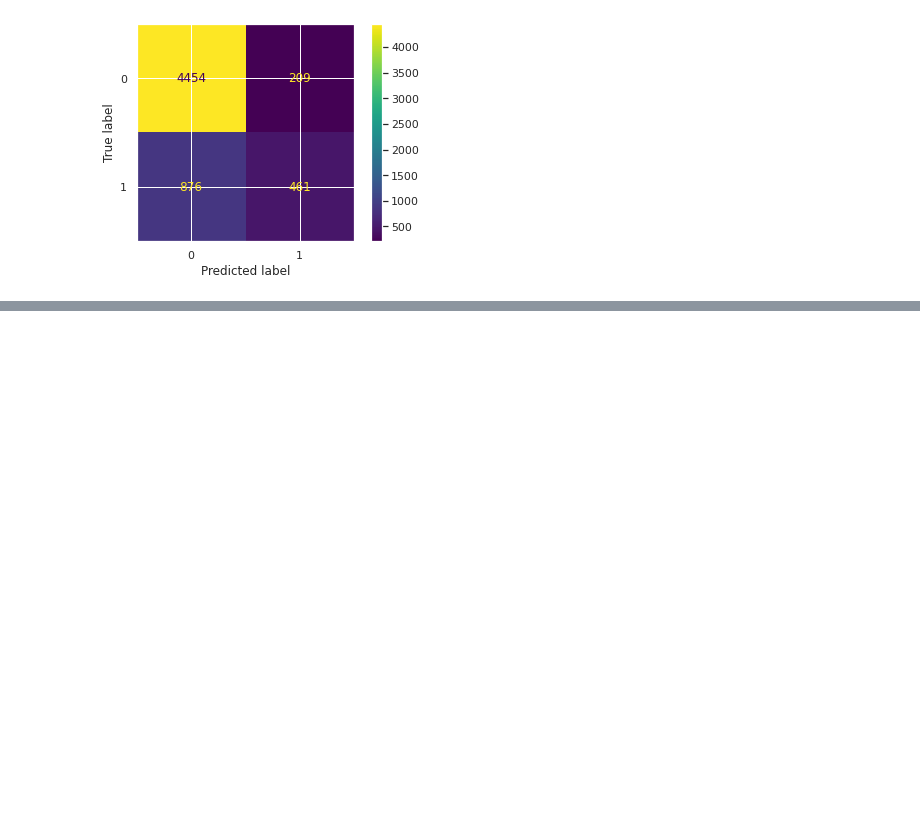
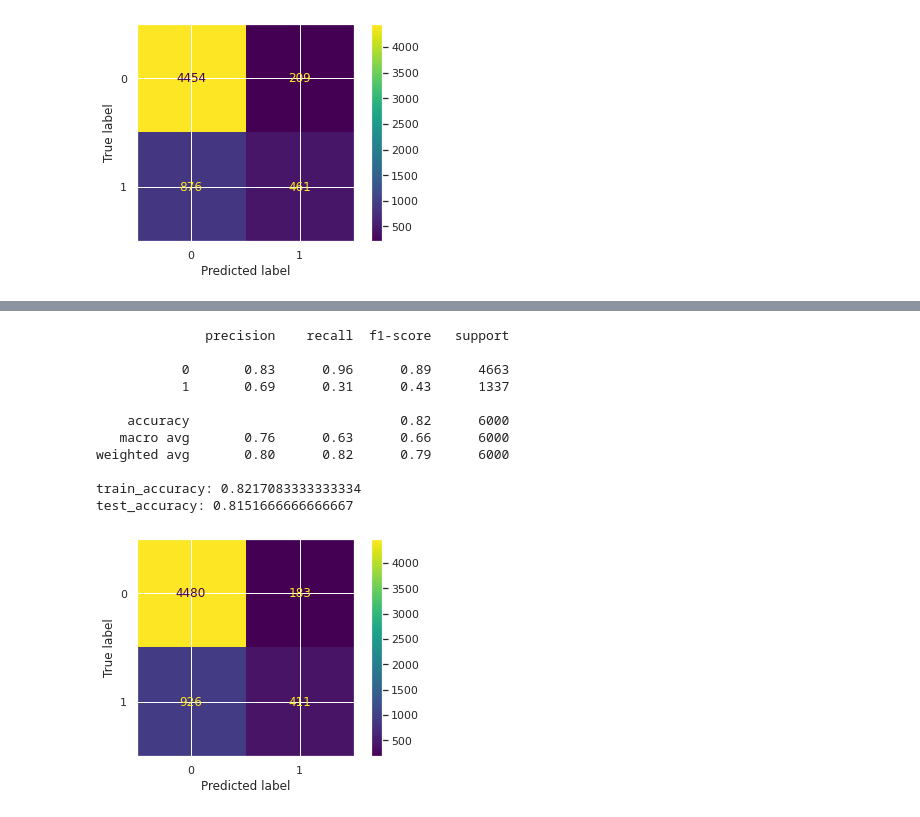
Before and after one commit to tushwagh/Credit-Card-Default-Prediction, a Jupyter notebook: Credit_Card_Default_Prediction_Capstone_Project.ipynb, the cells around one changed output, grey strips where cells are left out. Drawn from its saved outputs; the diff is of its cells as text; code cells hidden in the pictures; blank space fills up the shorter version.

```diff
--- a/Credit_Card_Default_Prediction_Capstone_Project.ipynb
+++ b/Credit_Card_Default_Prediction_Capstone_Project.ipynb
@@ -655,0 +656,20 @@ test_accuracy: 0.8191666666666667
+# %%
+# Decision trees frequently perform well on imbalanced data. so using RandomForest uses bagging of n_trees will be a better idea.
+rf_model = RandomForestClassifier(n_estimators=70, max_depth=5, min_samples_leaf=4, min_samples_split=3)
+rf_model.fit(x_train,y_train)
+y_pred_rf = rf_model.predict(x_test)
+y_pred_rf_train = rf_model.predict(x_train)
+res(y_pred_rf,y_pred_rf_train)
+# %% [output]
+              precision    recall  f1-score   support
+
+           0       0.83      0.96      0.89      4663
+           1       0.69      0.31      0.43      1337
+
+    accuracy                           0.82      6000
+   macro avg       0.76      0.63      0.66      6000
+weighted avg       0.80      0.82      0.79      6000
+
+train_accuracy: 0.8217083333333334
+test_accuracy: 0.8151666666666667
+[figure, added]
```
Also changed, not shown: parts of 23 cells of this notebook.
